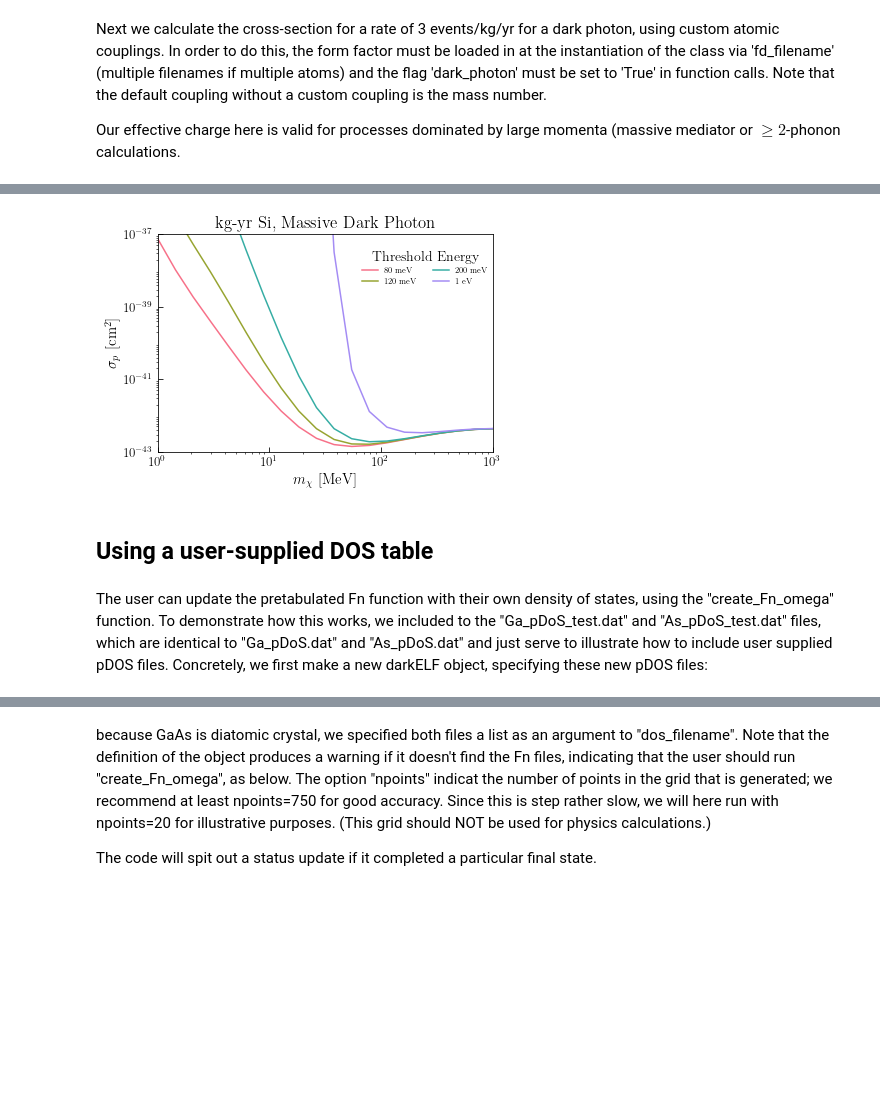
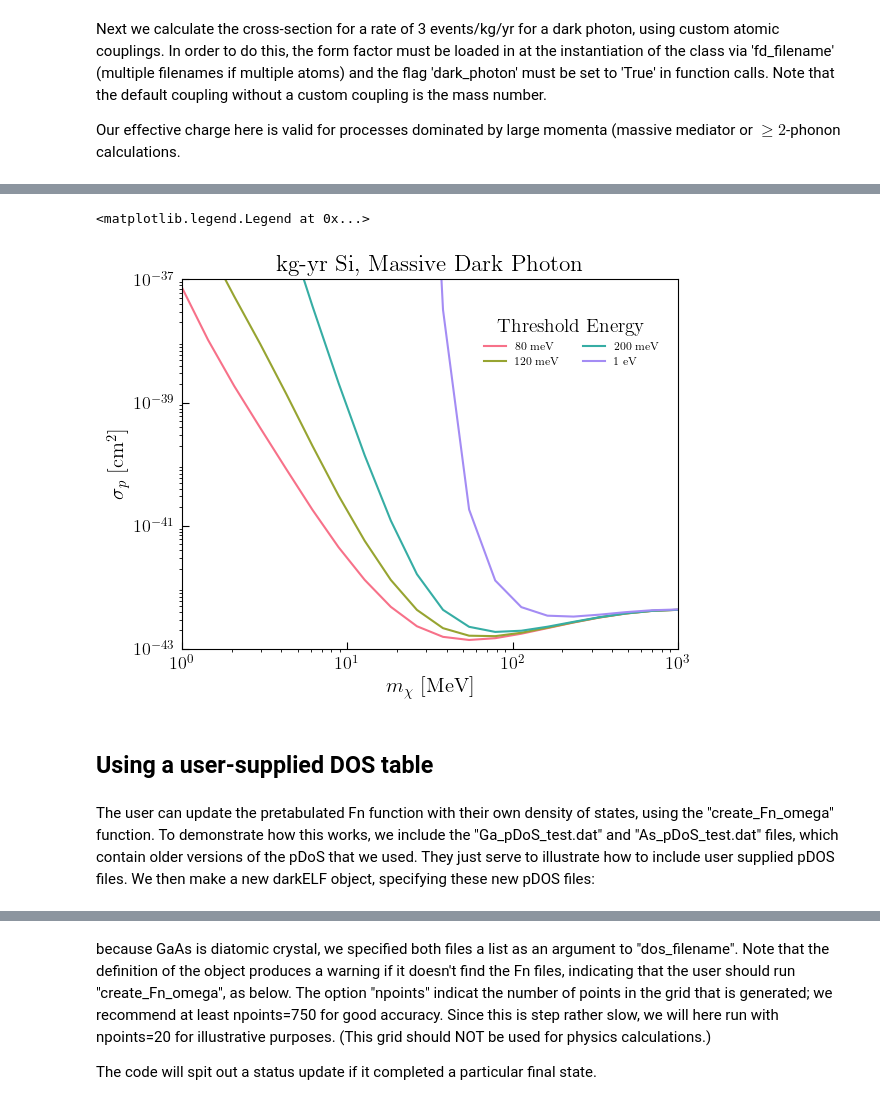
Before and after one commit to tongylin/DarkELF, a Jupyter notebook: examples/darkelf_multiphonons_spin_independent.ipynb, the cells around one changed output, grey strips where cells are left out. Drawn from its saved outputs; the diff is of its cells as text; code cells hidden in the pictures; blank space fills up the shorter version.

Commit message:
minor code tweaks and updated notebook for multiphonons SI

```diff
--- a/examples/darkelf_multiphonons_spin_independent.ipynb
+++ b/examples/darkelf_multiphonons_spin_independent.ipynb
@@ -282,10 +344,10 @@ for i, mass in enumerate(mdm):
     si.update_params(mX = mass, mMed = 1e10) # update the DM mass
     if (i % 5) == 0:
         start = time.time()
-    reaches1[i] = si.sigma_multiphonons(80e-3, dark_photon=True)
-    reaches2[i] = si.sigma_multiphonons(120e-3, dark_photon=True)
-    reaches3[i] = si.sigma_multiphonons(200e-3, dark_photon=True)
-    reaches4[i] = si.sigma_multiphonons(1000e-3, dark_photon=True)
+    reaches1[i] = si.sigma_multiphonons_SI(80e-3, dark_photon=True)
+    reaches2[i] = si.sigma_multiphonons_SI(120e-3, dark_photon=True)
+    reaches3[i] = si.sigma_multiphonons_SI(200e-3, dark_photon=True)
+    reaches4[i] = si.sigma_multiphonons_SI(1000e-3, dark_photon=True)
 
 
     if (i % 5) == 4:
@@ -339,8 +406,9 @@ Points 15 to 19 took 24.324165105819702 seconds to calculate
+<matplotlib.legend.Legend at 0x...>
-[figure, old version]
+[figure, new version]
 # %% [markdown]
 ## Using a user-supplied DOS table
 # %% [markdown]
-The user can update the pretabulated Fn function with their own density of states, using the "create_Fn_omega" function. To demonstrate how this works, we included to the "Ga_pDoS_test.dat" and "As_pDoS_test.dat" files, which are identical to "Ga_pDoS.dat" and "As_pDoS.dat" and just serve to illustrate how to include user supplied pDOS files. Concretely, we first make a new darkELF object, specifying these new pDOS files:
+The user can update the pretabulated Fn function with their own density of states, using the "create_Fn_omega" function. To demonstrate how this works, we include the "Ga_pDoS_test.dat" and "As_pDoS_test.dat" files, which contain older versions of the pDoS that we used. They just serve to illustrate how to include user supplied pDOS files. We then make a new darkELF object, specifying these new pDOS files:
 # %%
 # just deleting any potential left-over Fn files from previous runs
 if os.path.isfile(work_dir+"/../data/GaAs/Ga_Fn_test.dat"):
```
Also changed, not shown: parts of 15 cells of this notebook, 5 other files.
